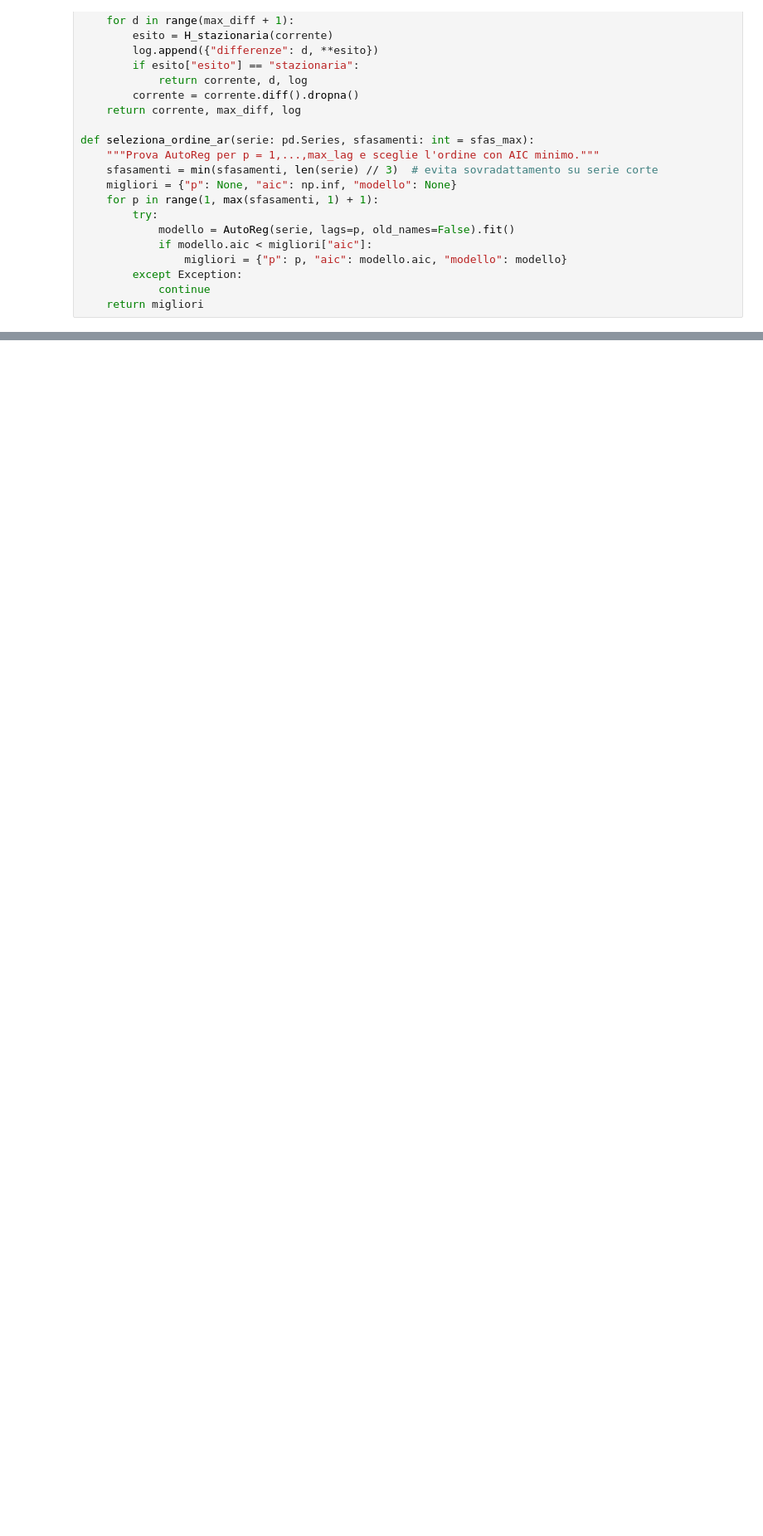
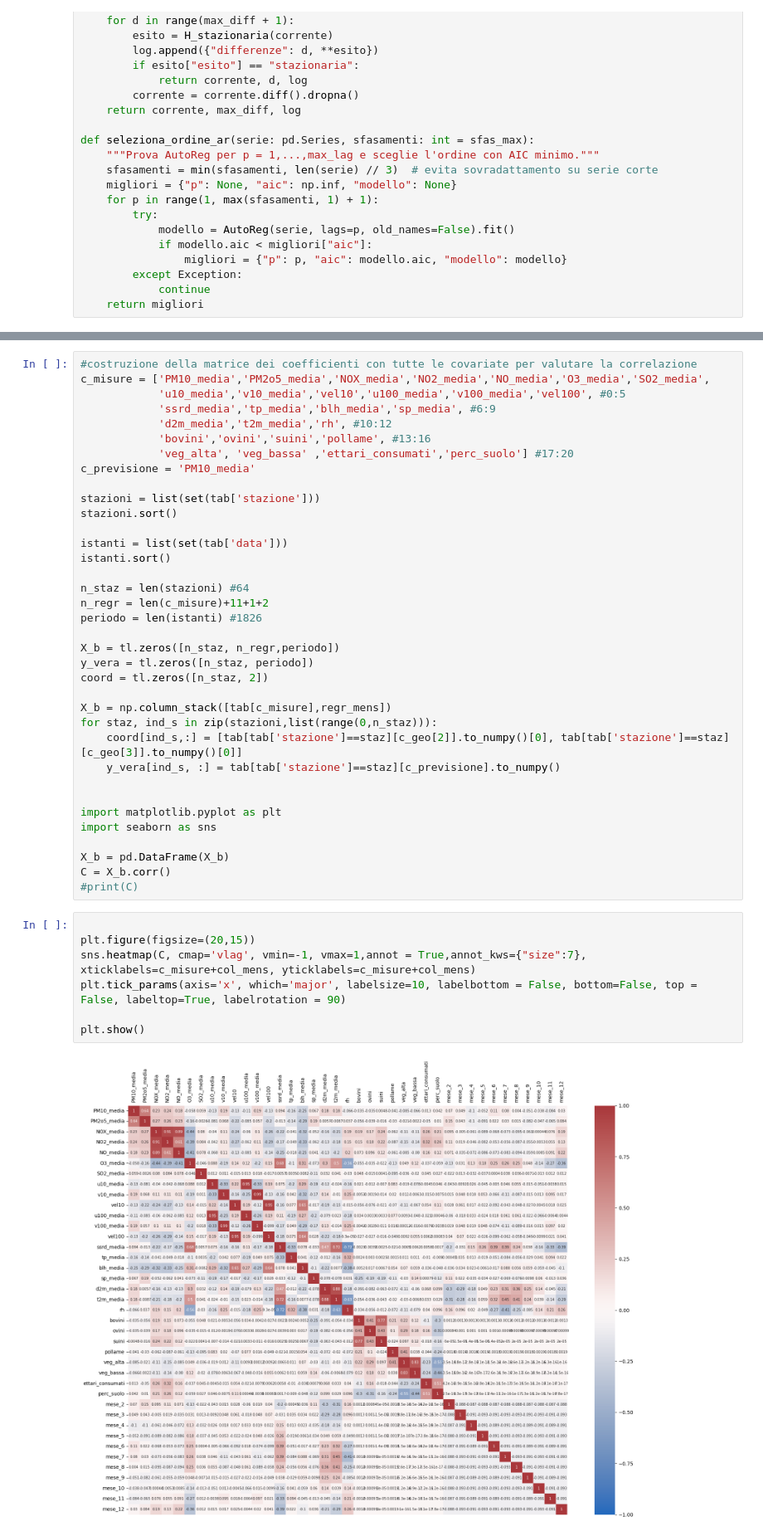
Before and after one commit to claudio-de-cesare/tirocinio-analisi-inquinanti, a Jupyter notebook: stazionarietà.ipynb, the cells around one changed output, grey strips where cells are left out. Shown at 83% size. Drawn from its saved outputs; the diff is of its cells as text; blank space fills up the shorter version.

```diff
--- a/stazionarietà.ipynb
+++ b/stazionarietà.ipynb
@@ -172,0 +175,45 @@ for stazione, gruppo in tab.groupby(c_staz):
+# %%
+#costruzione della matrice dei coefficienti con tutte le covariate per valutare la correlazione
+c_misure = ['PM10_media','PM2o5_media','NOX_media','NO2_media','NO_media','O3_media','SO2_media',
+            'u10_media','v10_media','vel10','u100_media','v100_media','vel100', #0:5
+            'ssrd_media','tp_media','blh_media','sp_media', #6:9
+            'd2m_media','t2m_media','rh', #10:12
+            'bovini','ovini','suini','pollame', #13:16
+            'veg_alta',	'veg_bassa'	,'ettari_consumati','perc_suolo'] #17:20
+c_previsione = 'PM10_media'
+
+stazioni = list(set(tab['stazione']))
+stazioni.sort()
+
+istanti = list(set(tab['data']))
+istanti.sort()
+
+n_staz = len(stazioni) #64
+n_regr = len(c_misure)+11+1+2
+periodo = len(istanti) #1826
+
+X_b = tl.zeros([n_staz, n_regr,periodo])
+y_vera = tl.zeros([n_staz, periodo])
+coord = tl.zeros([n_staz, 2])
+
+X_b = np.column_stack([tab[c_misure],regr_mens])
+for staz, ind_s in zip(stazioni,list(range(0,n_staz))):
+    coord[ind_s,:] = [tab[tab['stazione']==staz][c_geo[2]].to_numpy()[0], tab[tab['stazione']==staz][c_geo[3]].to_numpy()[0]]
+    y_vera[ind_s, :] = tab[tab['stazione']==staz][c_previsione].to_numpy()
+
+
+import matplotlib.pyplot as plt
+import seaborn as sns
+
+X_b = pd.DataFrame(X_b)
+C = X_b.corr()
+#print(C)
+# %%
+
+plt.figure(figsize=(20,15))
+sns.heatmap(C, cmap='vlag', vmin=-1, vmax=1,annot = True,annot_kws={"size":7}, xticklabels=c_misure+col_mens, yticklabels=c_misure+col_mens)
+plt.tick_params(axis='x', which='major', labelsize=10, labelbottom = False, bottom=False, top = False, labeltop=True, labelrotation = 90)
+
+plt.show()
+# %% [output]
+[figure, added]
```
Also changed, not shown: parts of 3 cells of this notebook, 1 other file.
